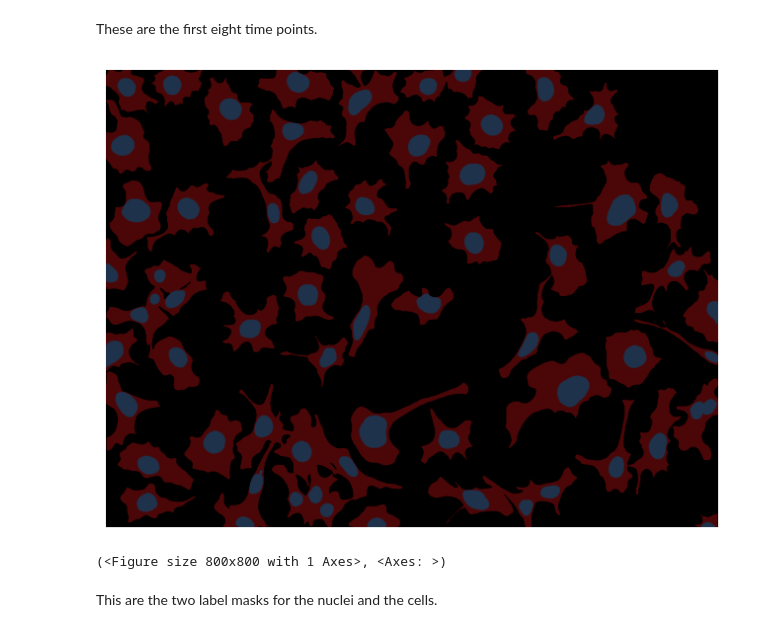
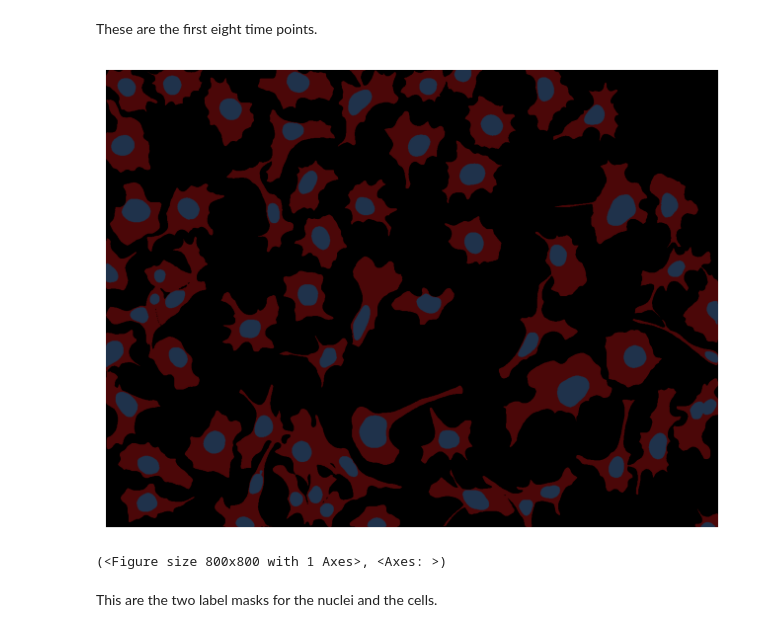
Before and after one commit to bobiac/bobiac-book, a Jupyter notebook: notebooks/09_bobiac_exercises/group_work_2_oscillations_solution.ipynb, the cells around one changed output. Saved outputs shown, nothing was run; the diff lists cells and outputs as text; code cells hidden in the pictures.

```diff
--- a/notebooks/09_bobiac_exercises/group_work_2_oscillations_solution.ipynb
+++ b/notebooks/09_bobiac_exercises/group_work_2_oscillations_solution.ipynb
@@ -54,15 +58,15 @@ plt.show()
 These are the first eight time points.
 # %%
 mask_cells = tifffile.imread(
-    "../../_static/images/quant/03_time_series/masks/F01_1615_cells.TIF"
+    "../../_static/images/quant/03_time_series/masks/F01_1615_tcyx_cell_labels.tif"
 )
 mask_nuclei = tifffile.imread(
-    "../../_static/images/quant/03_time_series/masks/F01_1615_nuc.TIF"
+    "../../_static/images/quant/03_time_series/masks/F01_1615_tcyx_nuclei_labels.tif"
 )
 
 overlay_labels(label_mask=[mask_cells, mask_nuclei])
 # %% [output]
-[figure, old version]
+[figure, new version]
 (<Figure size 800x800 with 1 Axes>, <Axes: >)
 # %% [markdown]
 This are the two label masks for the nuclei and the cells.
```
Also changed, not shown: parts of 11 cells of this notebook, 43 other files.
